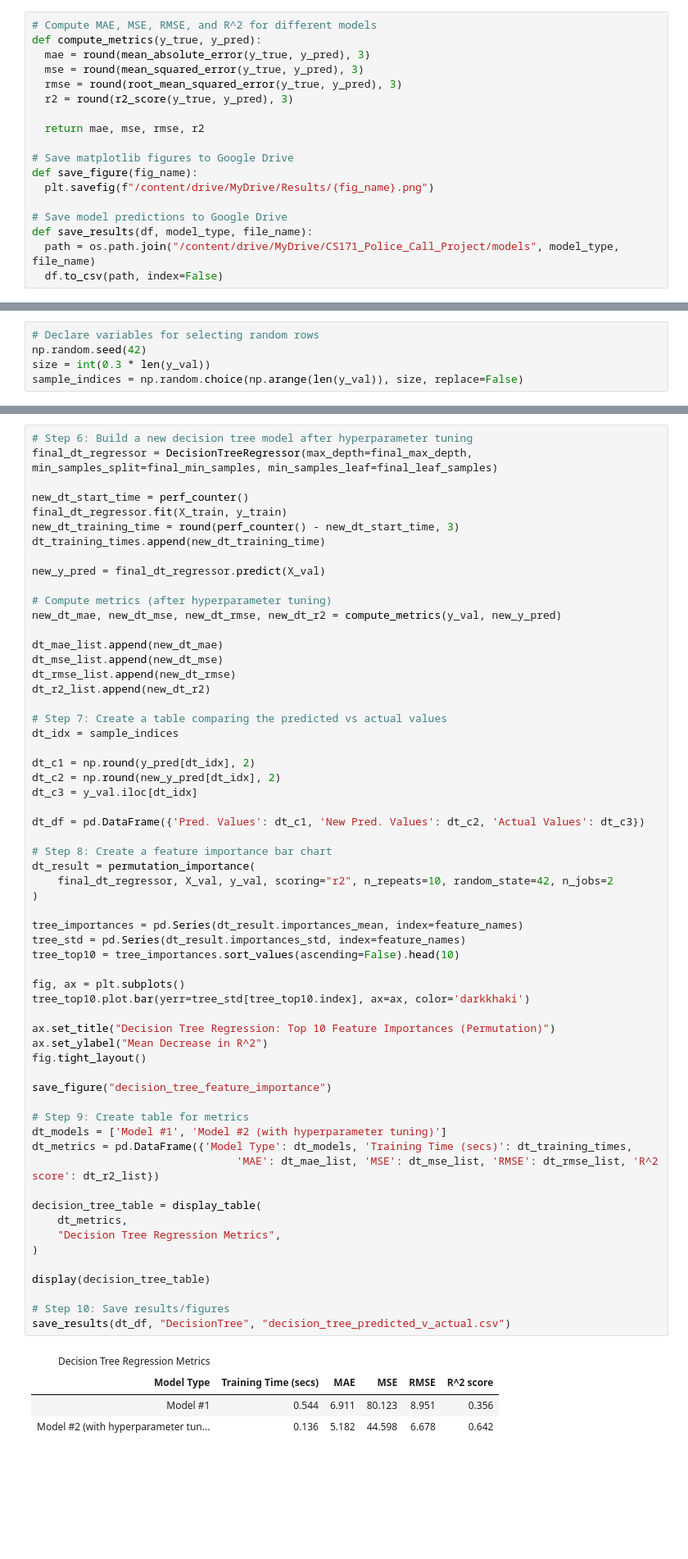
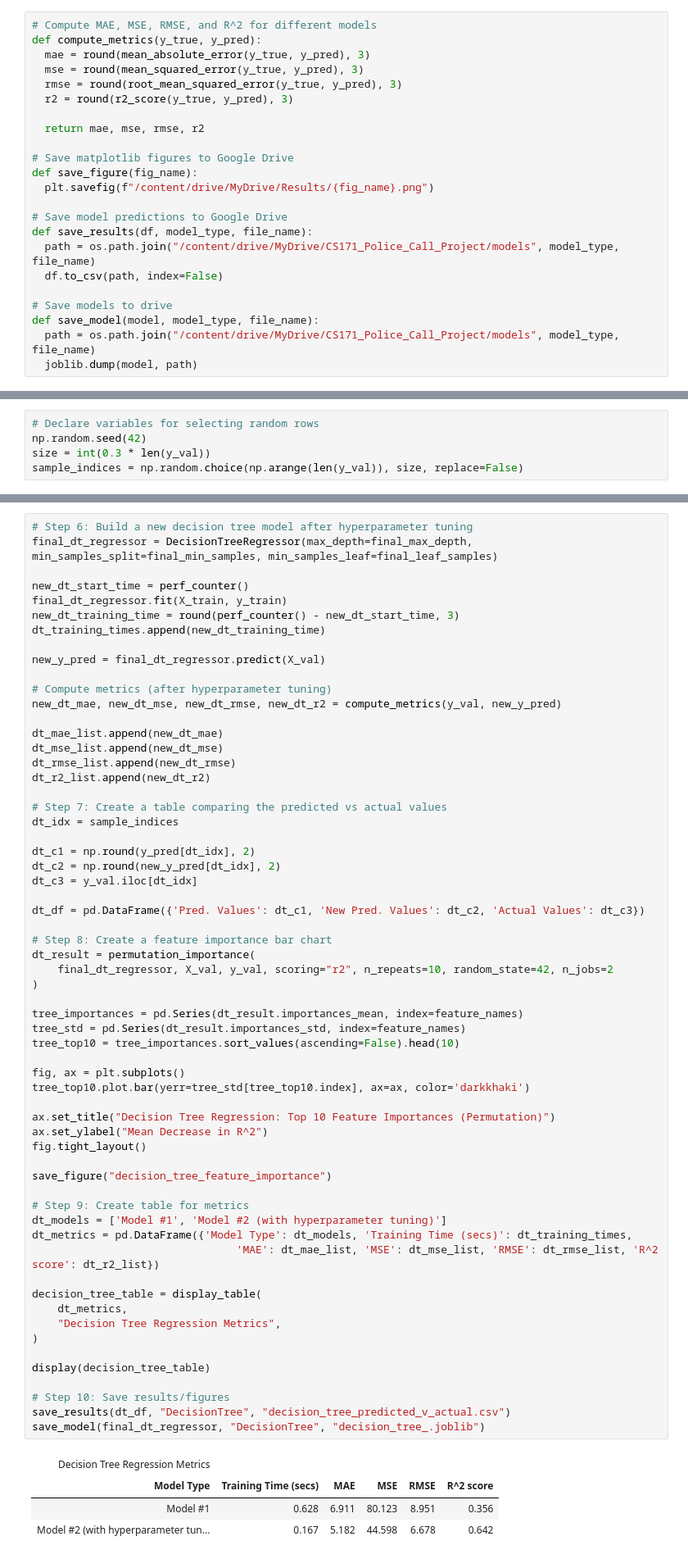
Before and after one commit to AfrinHossai/cs171-police-call-forecasting, a Jupyter notebook: notebooks/04_baseline_and_tree_models.ipynb, the cells around one changed output, grey strips where cells are left out. Shown at 82% size. Saved outputs shown, nothing was run; the diff lists cells and outputs as text; blank space fills up the shorter version.

```diff
--- a/notebooks/04_baseline_and_tree_models.ipynb
+++ b/notebooks/04_baseline_and_tree_models.ipynb
@@ -99,6 +101,11 @@ def save_figure(fig_name):
 def save_results(df, model_type, file_name):
   path = os.path.join("/content/drive/MyDrive/CS171_Police_Call_Project/models", model_type, file_name)
   df.to_csv(path, index=False)
+
+# Save models to drive
+def save_model(model, model_type, file_name):
+  path = os.path.join("/content/drive/MyDrive/CS171_Police_Call_Project/models", model_type, file_name)
+  joblib.dump(model, path)
 # %%
 # Display DataFrames as tables
 def display_table(df, title, subtitle=None):
@@ -472,35 +481,36 @@ dt_result = permutation_importance(
 tree_importances = pd.Series(dt_result.importances_mean, index=feature_names)
 tree_std = pd.Series(dt_result.importances_std, index=feature_names)
 tree_top10 = tree_importances.sort_values(ascending=False).head(10)
 
 fig, ax = plt.subplots()
 tree_top10.plot.bar(yerr=tree_std[tree_top10.index], ax=ax, color='darkkhaki')
 
 ax.set_title("Decision Tree Regression: Top 10 Feature Importances (Permutation)")
 ax.set_ylabel("Mean Decrease in R^2")
 fig.tight_layout()
 
 save_figure("decision_tree_feature_importance")
 
 # Step 9: Create table for metrics
 dt_models = ['Model #1', 'Model #2 (with hyperparameter tuning)']
 dt_metrics = pd.DataFrame({'Model Type': dt_models, 'Training Time (secs)': dt_training_times,
                                 'MAE': dt_mae_list, 'MSE': dt_mse_list, 'RMSE': dt_rmse_list, 'R^2 score': dt_r2_list})
 
 decision_tree_table = display_table(
     dt_metrics,
     "Decision Tree Regression Metrics",
 )
 
 display(decision_tree_table)
 
 # Step 10: Save results/figures
 save_results(dt_df, "DecisionTree", "decision_tree_predicted_v_actual.csv")
+save_model(final_dt_regressor, "DecisionTree", "decision_tree_.joblib")
 # %% [output]
 | Decision Tree Regression Metrics |  |  |  |  |  |
 | Model Type | Training Time (secs) | MAE | MSE | RMSE | R^2 score |
-| Model #1 | 0.544 | 6.911 | 80.123 | 8.951 | 0.356 |
-| Model #2 (with hyperparameter tun... | 0.136 | 5.182 | 44.598 | 6.678 | 0.642 |
+| Model #1 | 0.628 | 6.911 | 80.123 | 8.951 | 0.356 |
+| Model #2 (with hyperparameter tun... | 0.167 | 5.182 | 44.598 | 6.678 | 0.642 |
 [figure]
 # %%
 # Goal: Train random forest models
```
Also changed, not shown: parts of 7 cells of this notebook.
